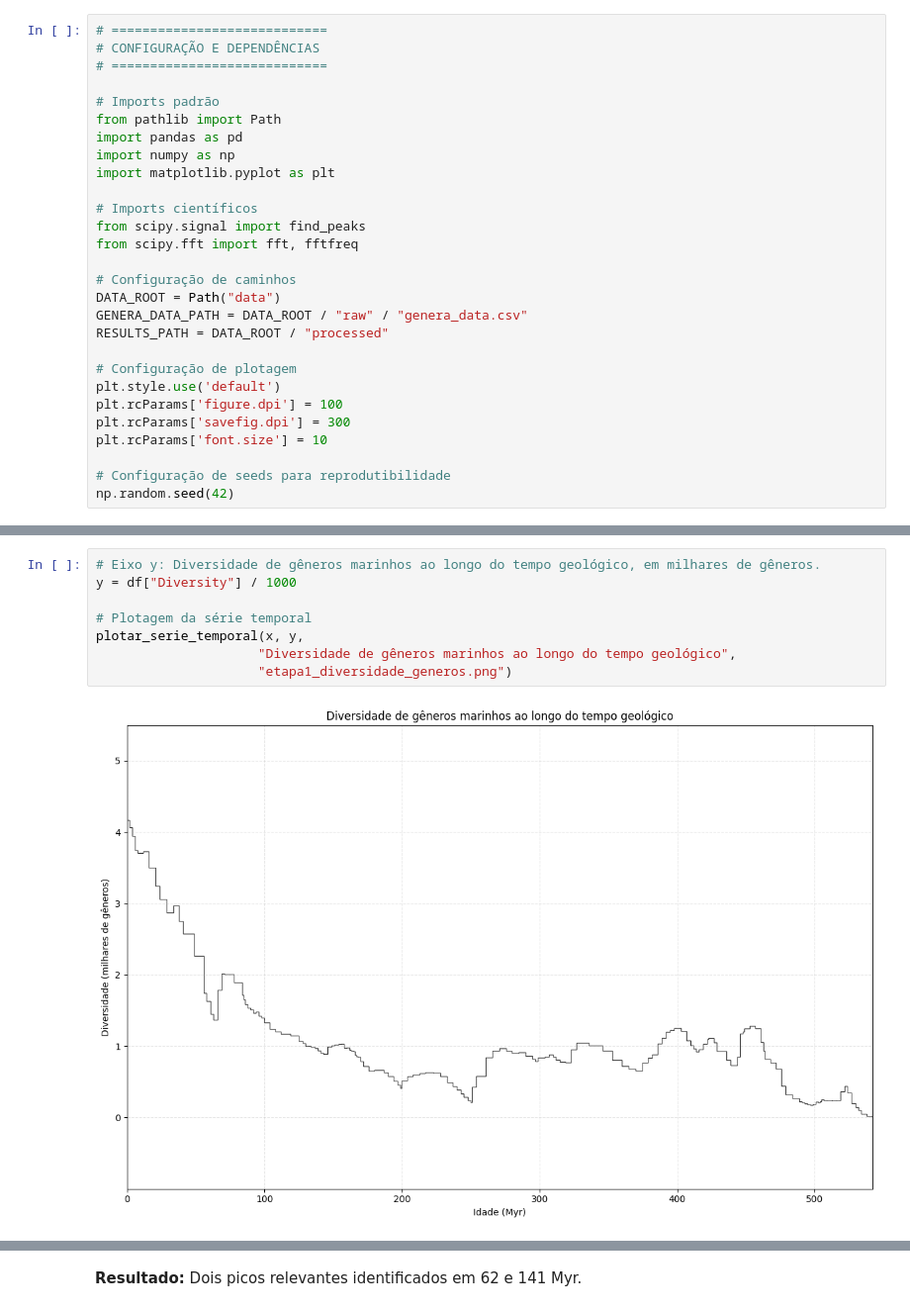
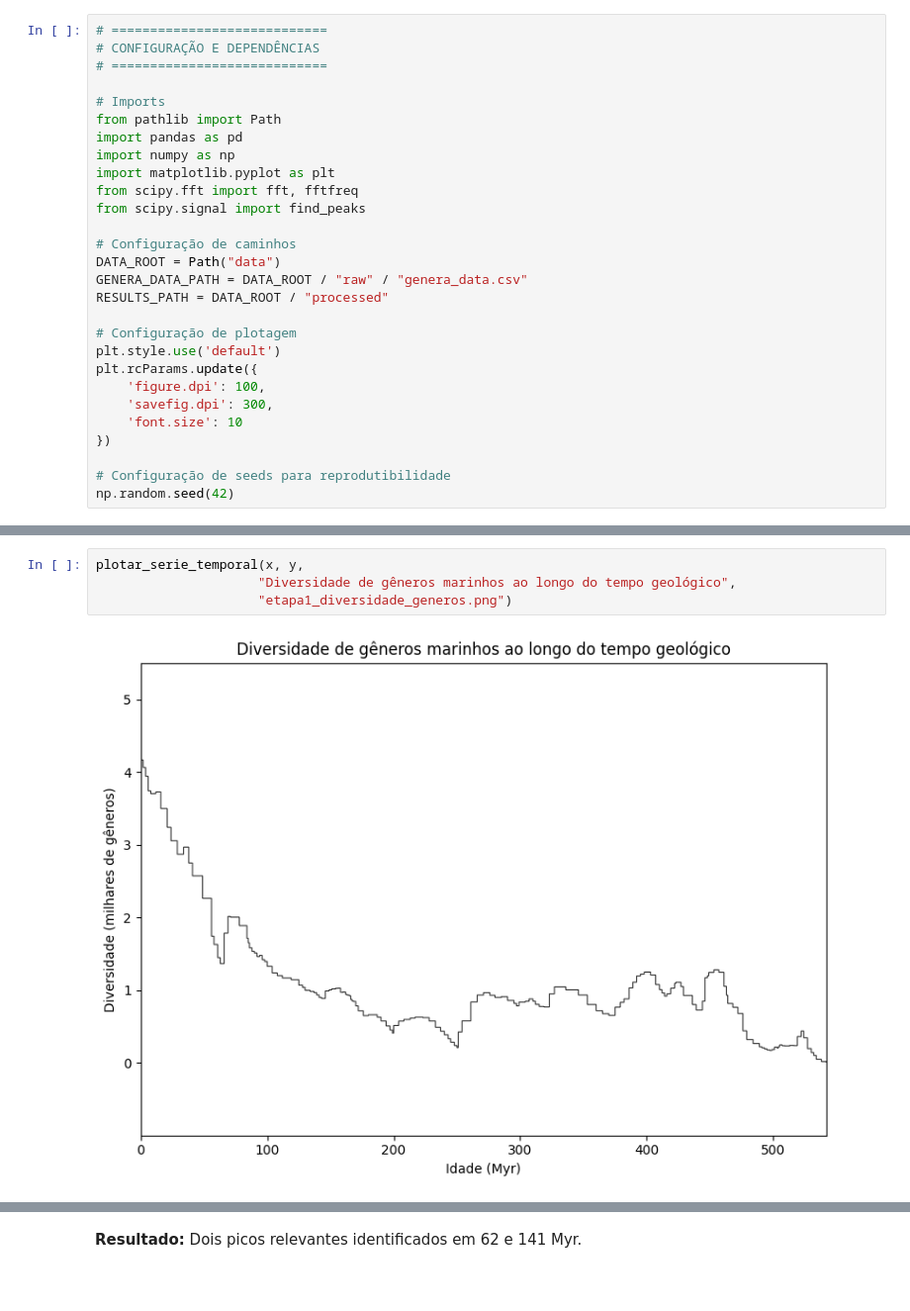
Before and after one commit to lucaanasser/Detectando-e-Interpretando-Sinais-Periodicos-em-Series-Temporais-Paleobiologicas, a Jupyter notebook: ep1.ipynb, the cells around one changed output, grey strips where cells are left out. Shown at 99% size. Saved outputs shown, nothing was run; the diff lists cells and outputs as text; blank space fills up the shorter version.

```diff
--- a/ep1.ipynb
+++ b/ep1.ipynb
@@ -36,15 +28,13 @@ O código está organizado em blocos funcionais modulares para máxima reutiliza
 # CONFIGURAÇÃO E DEPENDÊNCIAS
 # ============================
 
-# Imports padrão
+# Imports
 from pathlib import Path
 import pandas as pd
 import numpy as np
 import matplotlib.pyplot as plt
-
-# Imports científicos
+from scipy.fft import fft, fftfreq
 from scipy.signal import find_peaks
-from scipy.fft import fft, fftfreq
 
 # Configuração de caminhos
 DATA_ROOT = Path("data")
@@ -53,9 +43,11 @@ RESULTS_PATH = DATA_ROOT / "processed"
 
 # Configuração de plotagem
 plt.style.use('default')
-plt.rcParams['figure.dpi'] = 100
-plt.rcParams['savefig.dpi'] = 300
-plt.rcParams['font.size'] = 10
+plt.rcParams.update({
+    'figure.dpi': 100,
+    'savefig.dpi': 300,
+    'font.size': 10
+})
 
 # Configuração de seeds para reprodutibilidade
 np.random.seed(42)
@@ -867,10 +584,6 @@ Plotamos diversidade ao longo do tempo geológico.
 # %%
-# Eixo y: Diversidade de gêneros marinhos ao longo do tempo geológico, em milhares de gêneros.
-y = df["Diversity"] / 1000
-
-# Plotagem da série temporal
 plotar_serie_temporal(x, y,
                      "Diversidade de gêneros marinhos ao longo do tempo geológico",
                      "etapa1_diversidade_generos.png")
 # %% [output]
-[figure, old version]
+[figure, new version]
```
Also changed, not shown: parts of 44 cells of this notebook, 7 other files.
